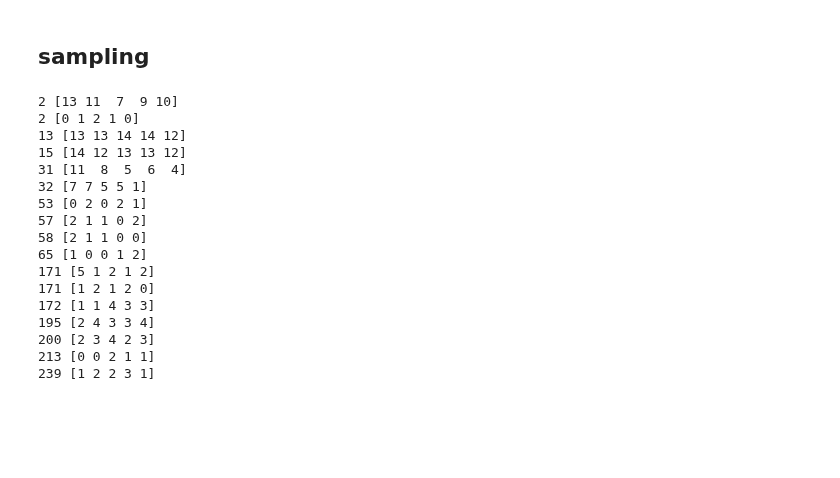
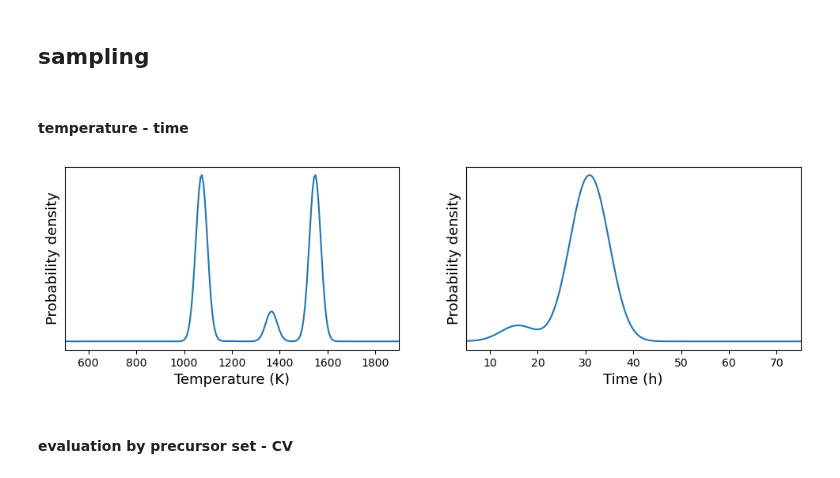
Before and after one commit to git-jhyang/inorganic_synthesis, a Jupyter notebook: notebooks/sampling.ipynb, the cells around one changed output. Saved outputs shown, nothing was run; the diff lists cells and outputs as text; code cells hidden in the pictures; blank space fills up the shorter version.

```diff
--- a/notebooks/sampling.ipynb
+++ b/notebooks/sampling.ipynb
@@ -479,32 +594,2 @@ last_ph = last_ph_ > ths[i]
 # %% [markdown]
 ## sampling
-# %%
-vote = []
-ns = [[i] * d.shape[0] for i, d in enumerate(cv_test_results)]
-
-for i, d in enumerate(cv_test_results):
-    for _d in d:
-        n, c = np.unique(_d, return_counts=True)
-        j = np.argmax(c)
-        m = c[j] == c
-        if m.sum() != 1:
-            print(i, _d)
-        vote.append([n[m], c[m]])
-# %% [output]
-2 [13 11  7  9 10]
-2 [0 1 2 1 0]
-13 [13 13 14 14 12]
-15 [14 12 13 13 12]
-31 [11  8  5  6  4]
-32 [7 7 5 5 1]
-53 [0 2 0 2 1]
-57 [2 1 1 0 2]
-58 [2 1 1 0 0]
-65 [1 0 0 1 2]
-171 [5 1 2 1 2]
-171 [1 2 1 2 0]
-172 [1 1 4 3 3]
-195 [2 4 3 3 4]
-200 [2 3 4 2 3]
-213 [0 0 2 1 1]
-239 [1 2 2 3 1]
@@ -511,14 +711,23 @@ for i, d in enumerate(cv_test_results):
 # %%
-dss = ReactionGraphDataset(feat_type='cgcnn+elemnet')
-target_comp = valid_data[53]['target_comp']
 temperatures = [500, 600, 700, 800, 900, 1000, 1100, 1200, 1300, 1400, 1500, 1600, 1700, 1800, 1900, 2000]
 times = [5, 10, 15, 20, 25, 30, 35, 40, 45, 50, 55, 60, 65, 70, 75, 80]
+n_sample = 200
+target_data = valid_data[-1]
+torch.manual_seed(100)
+target_comp = target_data['target_comp']
+n_temp = len(temperatures)
+n_time = len(times)
 
 sampling_data = [{'target_comp':target_comp, 'temp':t1, 'time':t2} for t1, t2 in product(temperatures, times)]
+dss = ReactionGraphDataset(feat_type='cgcnn+elemnet')
 dss.from_dataset(sampling_data, heat_temp_fnc=lambda x: x['temp'], heat_time_fnc=lambda x: x['time'])
-dls = DataLoader(dss, batch_size=100, collate_fn=dss.cfn)
-outputs_sampling = []
-for model in models:
+dls = DataLoader(dss, batch_size=4096, collate_fn=dss.cfn)
+
+X = np.array([d.heat_temp for d in dss])
+Y = np.array([d.heat_time for d in dss])
+
+outs = []
+for th, model in zip(ths, models):
     tr = VAETrainer(model, lr=1, device='cuda')
-    out = tr.sampling(dls, 100)
-    outputs_sampling.append(out)
+    out = tr.sampling(dls, n_sample, th)
+    outs.append(out)
@@ -524,0 +743,23 @@ for model in models:
+# %% [markdown]
+#### temperature - time
+# %%
+from src.estimator import estimate_temperature, estimate_time
+
+temp_x, temp_y = estimate_temperature(target_composition=target_comp, temperature_range=[500, 2000], n_points=241)
+time_x, time_y = estimate_time(target_composition=target_comp, time_range=[5, 80], n_points=241)
+
+f, axs = plt.subplots(1,2,figsize=(12,3))
+axs[0].plot(temp_x, temp_y)
+axs[1].plot(time_x, time_y)
+for ax in axs:
+    ax.set_yticks([])
+    ax.set_ylabel('Probability density', fontsize=13)
+axs[0].set_xlabel('Temperature (K)', fontsize=13)
+axs[0].set_xlim([500,1900])
+axs[1].set_xlabel('Time (h)', fontsize=13)
+axs[1].set_xlim([5,75])
+f.subplots_adjust(hspace=0.4)
+# %% [output]
+[figure, added]
+# %% [markdown]
+#### evaluation by precursor set - CV
```
Also changed, not shown: parts of 59 cells of this notebook, 18 other files.
